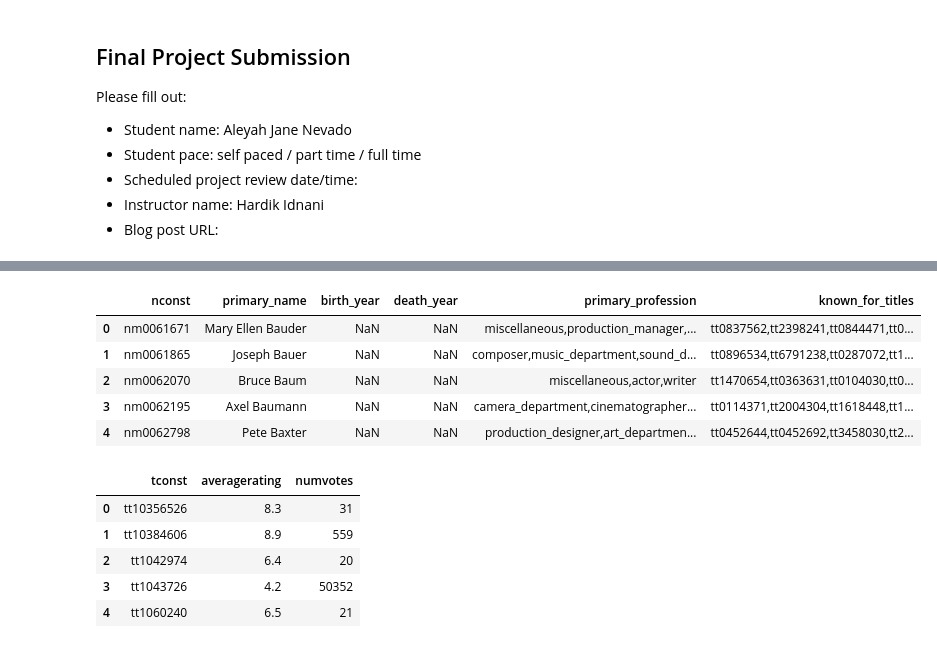
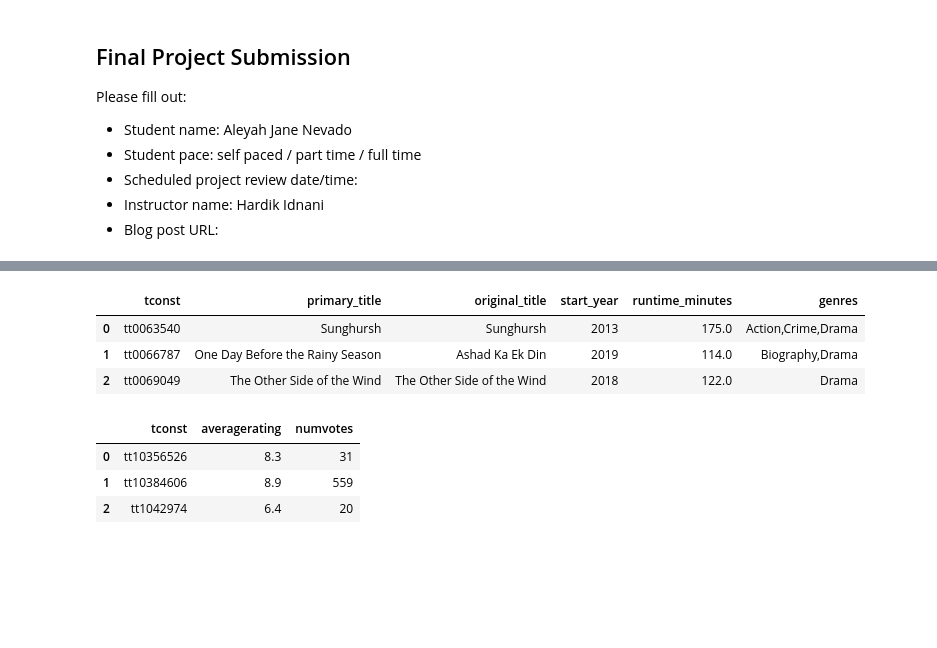
Before and after one commit to aleenevado/DAT8_Project1_Pandas, a Jupyter notebook: student.ipynb, the cells around one changed output, grey strips where cells are left out. Drawn from its saved outputs; the diff is of its cells as text; code cells hidden in the pictures; blank space fills up the shorter version.

```diff
--- a/student.ipynb
+++ b/student.ipynb
@@ -12,22 +126,18 @@ import pandas as pd
 # %%
-df_basics = pd.read_csv('zippedData/imdb.name.basics.csv.gz')
+df_basics = pd.read_csv('zippedData/imdb.title.basics.csv.gz')
 # %%
-df_basics.head()
+df_basics.head(3)
 # %% [output]
-|  | nconst | primary_name | birth_year | death_year | primary_profession | known_for_titles |
-| 0 | nm0061671 | Mary Ellen Bauder | NaN | NaN | miscellaneous,production_manager,... | tt0837562,tt2398241,tt0844471,tt0... |
-| 1 | nm0061865 | Joseph Bauer | NaN | NaN | composer,music_department,sound_d... | tt0896534,tt6791238,tt0287072,tt1... |
-| 2 | nm0062070 | Bruce Baum | NaN | NaN | miscellaneous,actor,writer | tt1470654,tt0363631,tt0104030,tt0... |
-| 3 | nm0062195 | Axel Baumann | NaN | NaN | camera_department,cinematographer... | tt0114371,tt2004304,tt1618448,tt1... |
-| 4 | nm0062798 | Pete Baxter | NaN | NaN | production_designer,art_departmen... | tt0452644,tt0452692,tt3458030,tt2... |
+|  | tconst | primary_title | original_title | start_year | runtime_minutes | genres |
+| 0 | tt0063540 | Sunghursh | Sunghursh | 2013 | 175.0 | Action,Crime,Drama |
+| 1 | tt0066787 | One Day Before the Rainy Season | Ashad Ka Ek Din | 2019 | 114.0 | Biography,Drama |
+| 2 | tt0069049 | The Other Side of the Wind | The Other Side of the Wind | 2018 | 122.0 | Drama |
 # %%
 df_ratings = pd.read_csv('zippedData/imdb.title.ratings.csv.gz')
 # %%
-df_ratings.head()
+df_ratings.head(3)
 # %% [output]
 |  | tconst | averagerating | numvotes |
 | 0 | tt10356526 | 8.3 | 31 |
 | 1 | tt10384606 | 8.9 | 559 |
 | 2 | tt1042974 | 6.4 | 20 |
-| 3 | tt1043726 | 4.2 | 50352 |
-| 4 | tt1060240 | 6.5 | 21 |
```
Also changed, not shown: parts of 16 cells of this notebook, 1 other file.
